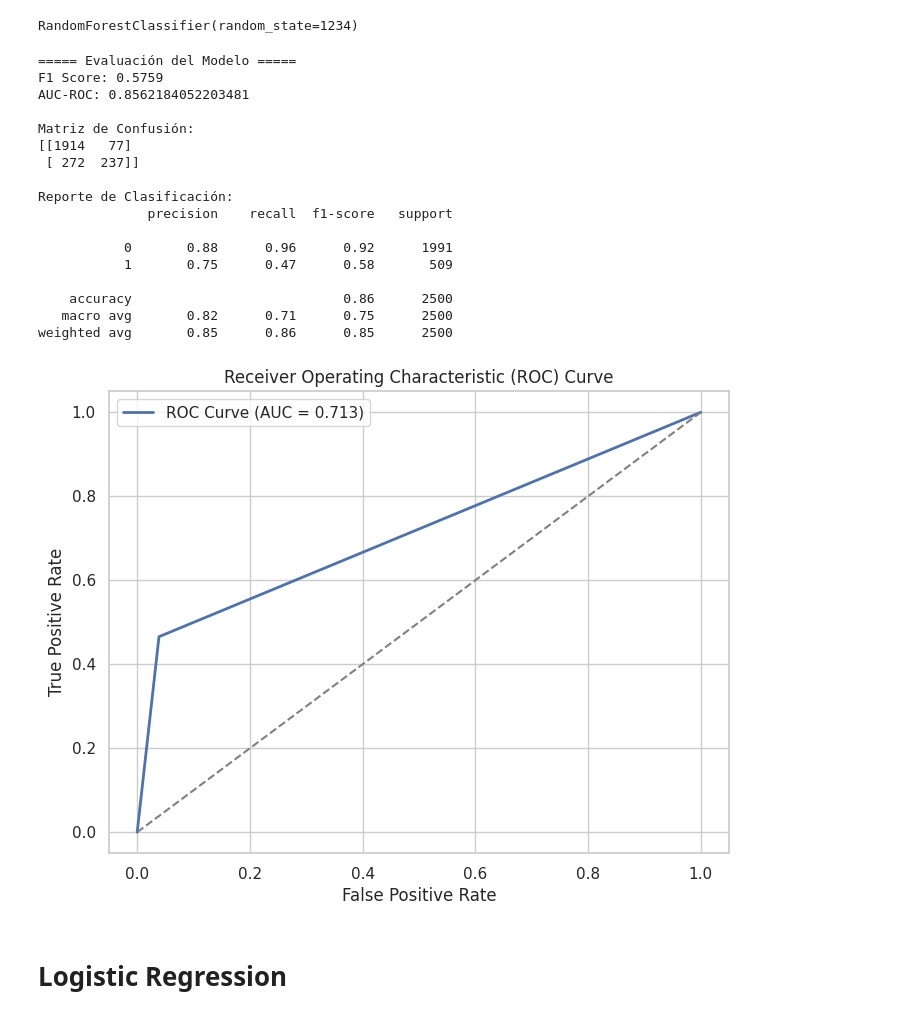
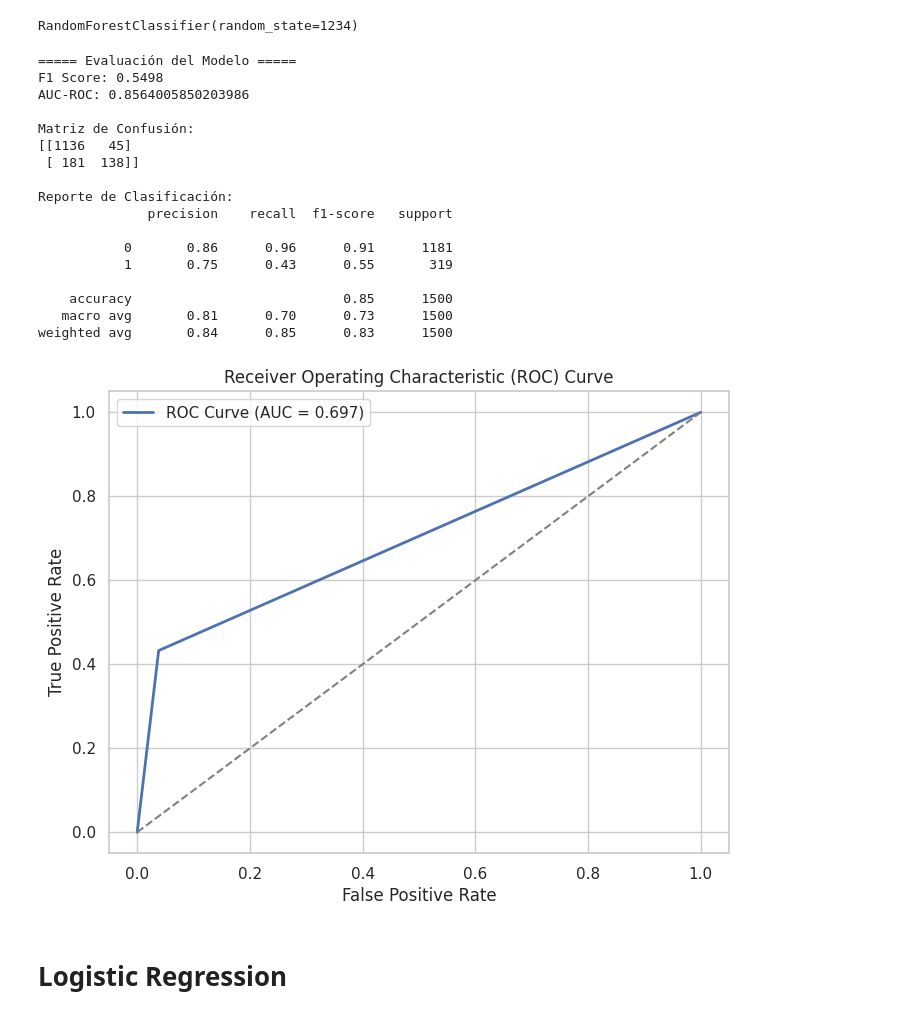
Before and after one commit to Davichobacter/data_science_tt, a Jupyter notebook: Sprint_10/notebook.ipynb, the cells around one changed output. Saved outputs shown, nothing was run; the diff lists cells and outputs as text; code cells hidden in the pictures.

```diff
--- a/Sprint_10/notebook.ipynb
+++ b/Sprint_10/notebook.ipynb
@@ -290,0 +278,3 @@ Tamaño del conjunto de prueba y: (2500,)
+# %%
+features_train, features_i, target_train, target_i = train_test_split(features, target, test_size=0.3, random_state=12345)
+features_valid, features_test, target_valid, target_test = train_test_split(features_i, target_i, test_size=0.5, random_state=12345)
@@ -330,7 +371,7 @@ def evaluar_modelo(modelo, X_test, y_test):
 ## Decision Tree Classifier
 # %%
 tree = DecisionTreeClassifier(random_state=12345)
-tree.fit(X_train, y_train)
+tree.fit(features_train, target_train)
 # %% [output]
 DecisionTreeClassifier(random_state=12345)
 # %%
@@ -378,50 +419,50 @@ plt.show()
 ## Random Forest Classifier
 # %%
 forest = RandomForestClassifier(random_state=1234)
-forest.fit(X_train, y_train)
+forest.fit(features_train, target_train)
 # %% [output]
 RandomForestClassifier(random_state=1234)
 # %%
-forest_predicted = forest.predict(X_test)
+forest_predicted = forest.predict(features_test)
 # %%
-forest_f1, forest_auc = evaluar_modelo(forest, X_test, y_test)
+forest_f1, forest_auc = evaluar_modelo(forest, features_test, target_test)
 # %% [output]
 ===== Evaluación del Modelo =====
-F1 Score: 0.5759
-AUC-ROC: 0.8562184052203481
+F1 Score: 0.5498
+AUC-ROC: 0.8564005850203986
 
 Matriz de Confusión:
-[[1914   77]
- [ 272  237]]
+[[1136   45]
+ [ 181  138]]
 
 Reporte de Clasificación:
               precision    recall  f1-score   support
 
-           0       0.88      0.96      0.92      1991
-           1       0.75      0.47      0.58       509
+           0       0.86      0.96      0.91      1181
+           1       0.75      0.43      0.55       319
 
-    accuracy                           0.86      2500
-   macro avg       0.82      0.71      0.75      2500
-weighted avg       0.85      0.86      0.85      2500
+    accuracy                           0.85      1500
+   macro avg       0.81      0.70      0.73      1500
+weighted avg       0.84      0.85      0.83      1500
 # %%
 # Obtener puntos FPR y TPR
-fpr, tpr, _ = roc_curve(y_test, forest_predicted)
-auc = roc_auc_score(y_test, forest_predicted)
+fpr, tpr, _ = roc_curve(target_test, forest_predicted)
+auc = roc_auc_score(target_test, forest_predicted)
 
 # Estilo de seaborn
 sns.set(style="whitegrid")
 
 # Graficar ROC
 plt.figure(figsize=(8, 6))
 plt.plot(fpr, tpr, label=f"ROC Curve (AUC = {auc:.3f})", linewidth=2)
 plt.plot([0, 1], [0, 1], linestyle='--', color='gray')
 plt.xlabel("False Positive Rate")
 plt.ylabel("True Positive Rate")
 plt.title("Receiver Operating Characteristic (ROC) Curve")
 plt.legend()
 plt.show()
 # %% [output]
-[figure, old version]
+[figure, new version]
 # %% [markdown]
 # Logistic Regression
 # %%
```
Also changed, not shown: parts of 12 cells of this notebook.
